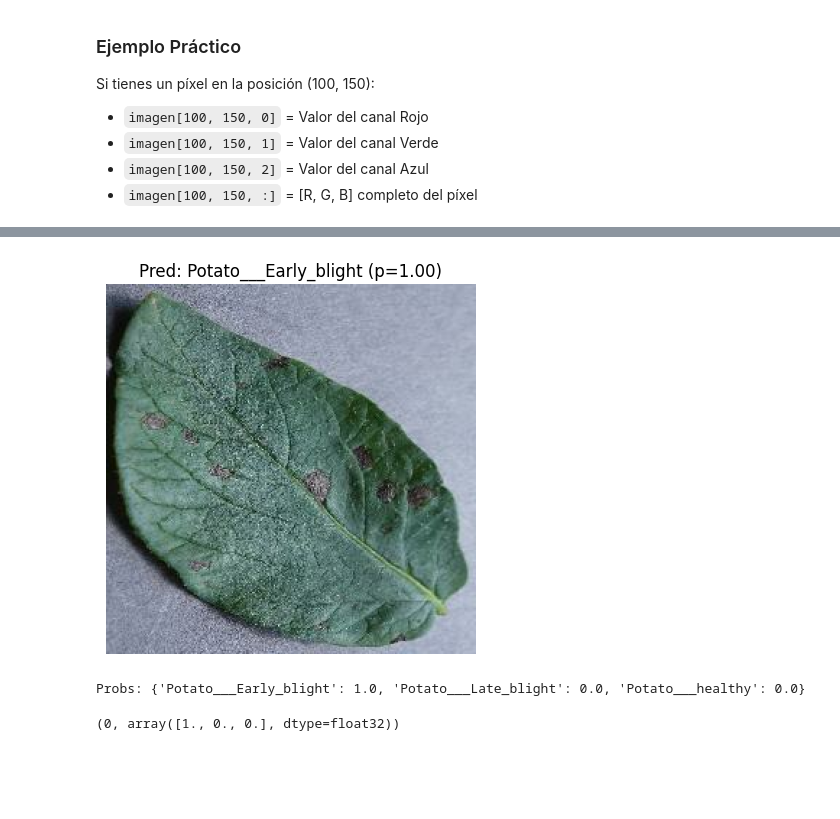
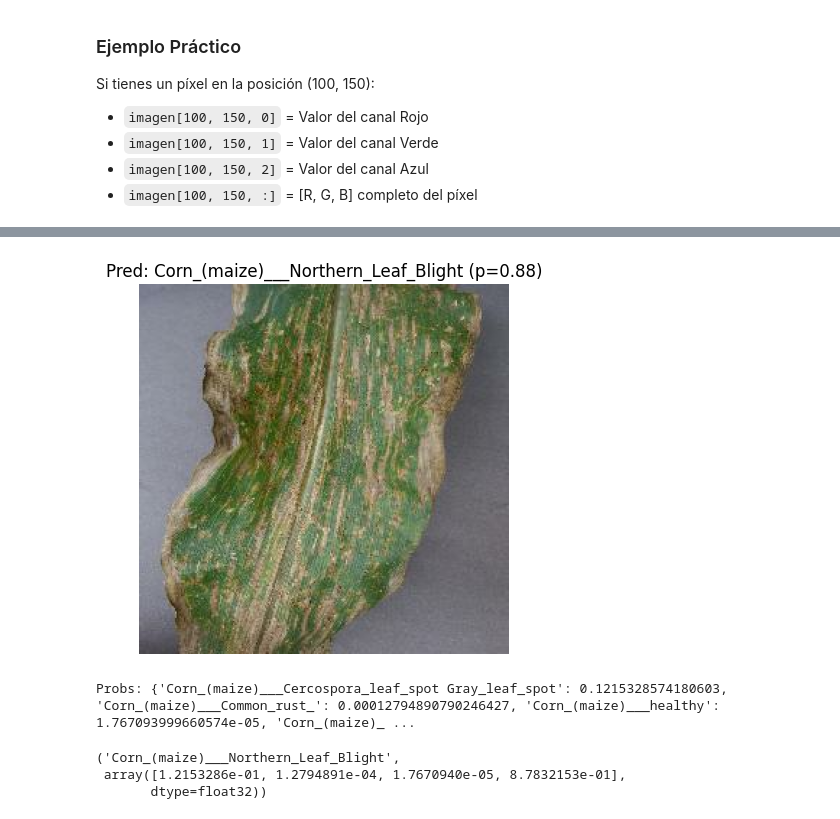
Before and after one commit to Wissbegierde/Final_Project_AI, a Jupyter notebook: Image_treatment.ipynb, the cells around one changed output, grey strips where cells are left out. Cells and saved outputs as stored; diff of their text form; code cells hidden in the pictures; blank space fills up the shorter version.

Commit message:
With Corn

```diff
--- a/Image_treatment.ipynb
+++ b/Image_treatment.ipynb
@@ -538,7 +270,11 @@ z = layers.Rescaling(1./255)(z)                          # normaliza a [0,1]
 z = layers.Flatten()(z)                                  # aplanar para el MLP
 out = model(z)                                           # usa tu MLP ya entrenado
 model_infer = keras.Model(inp, out)
-
+model_infer.compile(
+    optimizer=model.optimizer,               # reuse optimizer
+    loss="sparse_categorical_crossentropy",  # labels are ints
+    metrics=["accuracy"]
+)
 # ======================== EVALUACIÓN =========================
 # Evalúa directamente sobre val_ds_raw (uint8, [0..255]); model_infer normaliza dentro
 test_loss, test_acc = model_infer.evaluate(val_ds_raw, verbose=1)
@@ -556,6 +292,5 @@ def predict_external_image(image_path: str):
     plt.imshow(img.numpy().astype(np.uint8)); plt.axis('off')
     plt.title(f"Pred: {pred_name} (p={probs[pred_idx]:.2f})")
     plt.show()
-    print("Probs:", {cls: float(probs[i]) for i, cls in enumerate(class_names_used)})
     return pred_name, probs
 # %% [output]
@@ -563,46 +300,16 @@ ValueError: You must call `compile()` before using the model.
-# %%
-
-
-# Ajusta al orden real usado al entrenar
-  # EXACTO al usado en image_dataset_from_directory al entrenar
-
-TARGET_SIZE = (128, 128)
-
-def preprocess_for_mlp(img_rgb):
-    x = tf.image.resize(img_rgb, TARGET_SIZE)
-    x = tf.cast(x, tf.float32)
-    if tf.reduce_max(x) > 1.0:
-        x = x / 255.0
-    x = tf.reshape(x, (-1,))
-    return tf.expand_dims(x, 0)
-
-def predict_external_image(path):
-    class_names_used = ["Potato___Early_blight","Potato___Late_blight","Potato___healthy"]
-    raw = tf.io.read_file(path)
-    img = tf.image.decode_image(raw, channels=3, expand_animations=False)
-    vis = img.numpy().astype(np.uint8)
-
-    x_infer = preprocess_for_mlp(img)
-    probs = model.predict(x_infer, verbose=0)[0]
-    pred_idx = int(np.argmax(probs))
-    pred_name = class_names_used[pred_idx]
-
-    plt.imshow(vis); plt.axis('off')
-    plt.title(f"Pred: {pred_name} (p={probs[pred_idx]:.2f})")
-    plt.show()
-
-    print("Probs:", {cls: float(probs[i]) for i, cls in enumerate(class_names_used)})
-    return pred_idx, probs
 # %%
+
 dataset_path = "plantvillage dataset/color"
-vegetable_leaf = "Potato___Early_blight"
-specific_img = "00d8f10f-5038-4e0f-bb58-0b885ddc0cc5___RS_Early.B 8722.JPG"
+vegetable_leaf = "Corn_(maize)___Cercospora_leaf_spot Gray_leaf_spot"
+specific_img = "00a20f6f-e8bd-4453-9e25-36ea70feb626___RS_GLSp 4655.JPG"
 early_blight = os.path.join(dataset_path, vegetable_leaf, specific_img)
 # Ejecuta
 predict_external_image(early_blight)
 # %% [output]
-[figure, old version]
+[figure, new version]
-Probs: {'Potato___Early_blight': 1.0, 'Potato___Late_blight': 0.0, 'Potato___healthy': 0.0}
+Probs: {'Corn_(maize)___Cercospora_leaf_spot Gray_leaf_spot': 0.1215328574180603, 'Corn_(maize)___Common_rust_': 0.00012794890790246427, 'Corn_(maize)___healthy': 1.767093999660574e-05, 'Corn_(maize)_ ...
-(0, array([1., 0., 0.], dtype=float32))
+('Corn_(maize)___Northern_Leaf_Blight',
+ array([1.2153286e-01, 1.2794891e-04, 1.7670940e-05, 8.7832153e-01],
+       dtype=float32))
 # %%
 dataset_path = "plantvillage dataset/color"
```
Also changed, not shown: parts of 12 cells of this notebook.
